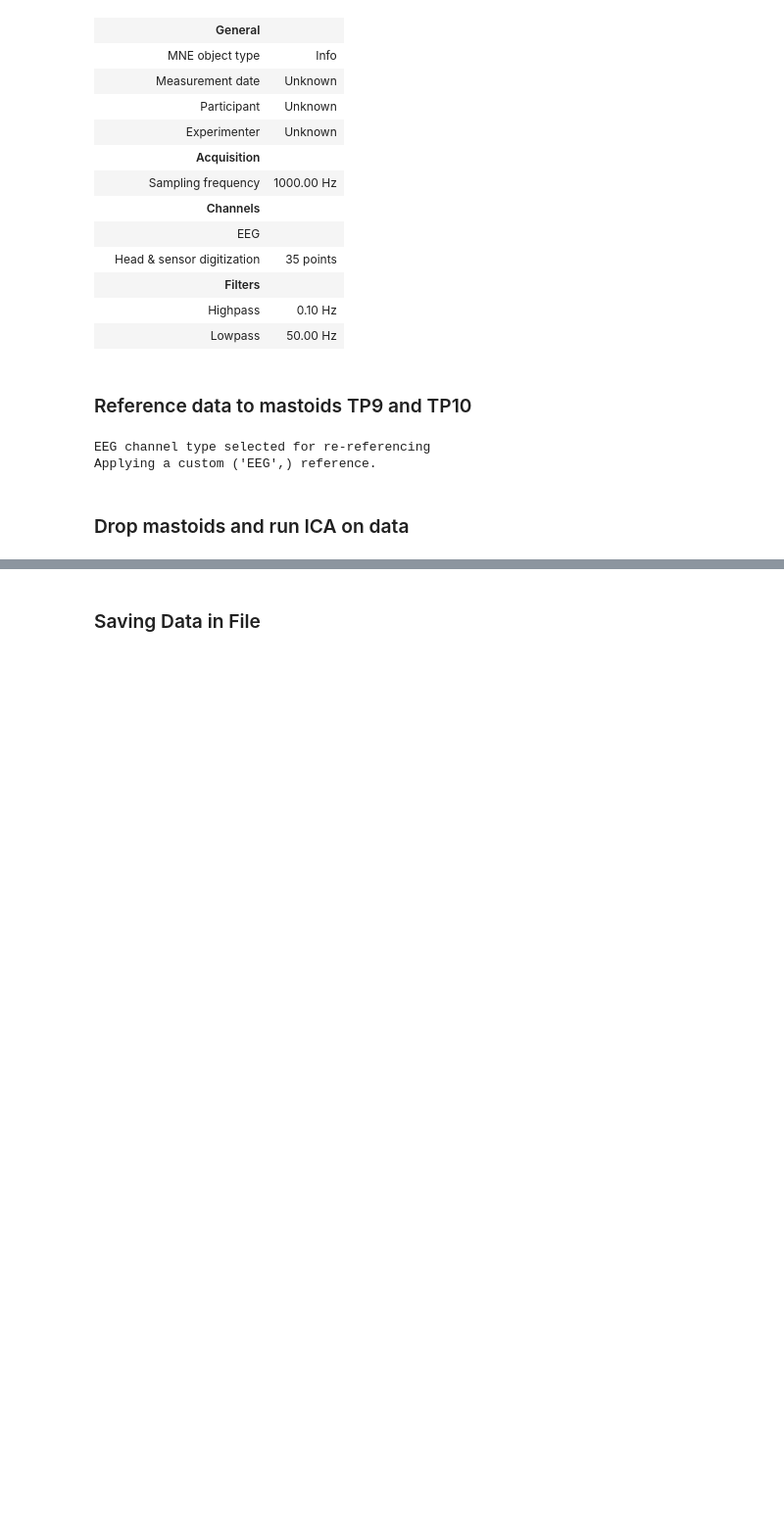
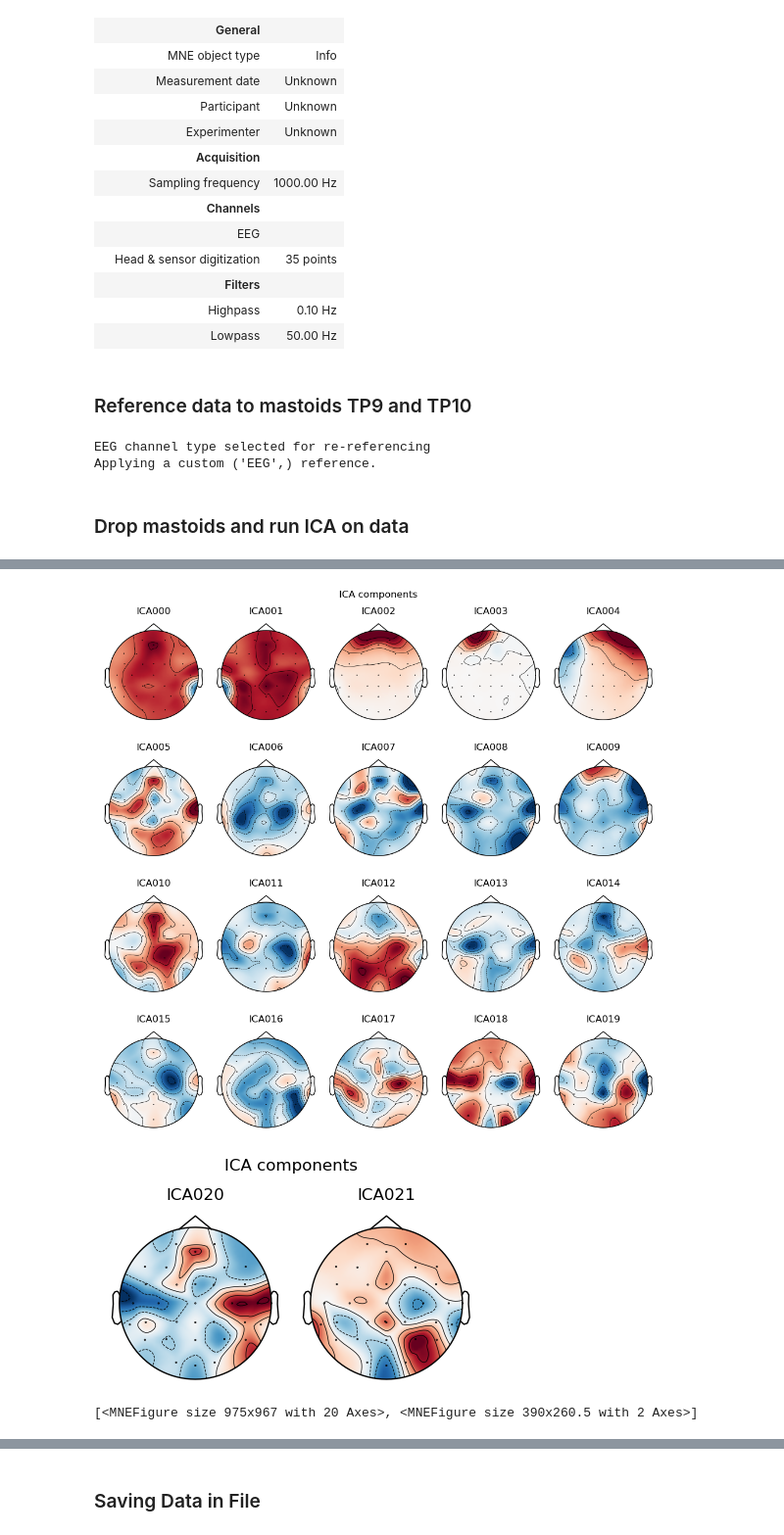
Before and after one commit to gregoryweber/cogs-118c-song-familiarity, a Jupyter notebook: main.ipynb, the cells around one changed output, grey strips where cells are left out. Shown at 98% size. Drawn from its saved outputs; the diff is of its cells as text; code cells hidden in the pictures; blank space fills up the shorter version.

Commit message:
updated with many graphs

```diff
--- a/main.ipynb
+++ b/main.ipynb
@@ -103,0 +103,6 @@ Fitting ICA took 23.6s.
+# %%
+file_ica.plot_components()
+# %% [output]
+[figure, added]
+[figure, added]
+[<MNEFigure size 975x967 with 20 Axes>, <MNEFigure size 390x260.5 with 2 Axes>]
```
Also changed, not shown: parts of 16 cells of this notebook.
